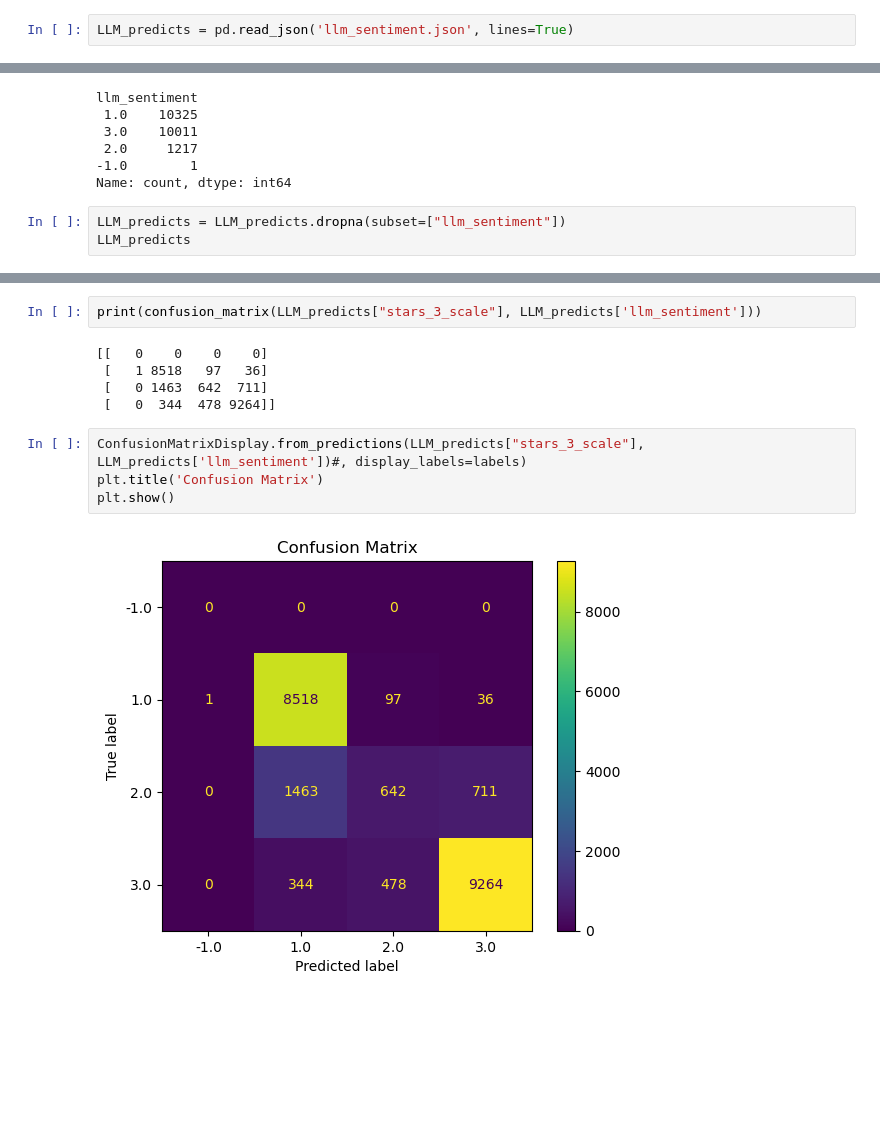
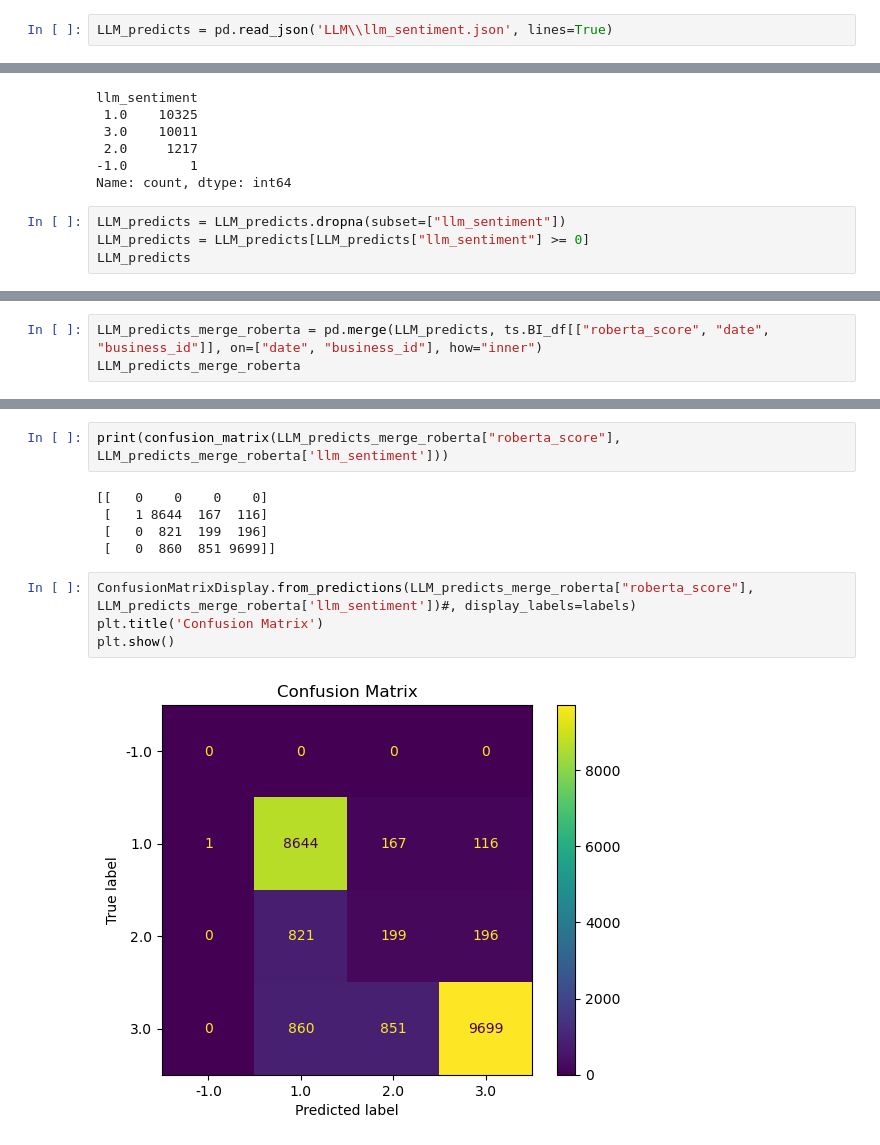
Before and after one commit to gunjii99/Project_Sentiment, a Jupyter notebook: LLM/LLM_accuracy.ipynb, the cells around one changed output, grey strips where cells are left out. Saved outputs shown, nothing was run; the diff lists cells and outputs as text; blank space fills up the shorter version.

```diff
--- a/LLM/LLM_accuracy.ipynb
+++ b/LLM/LLM_accuracy.ipynb
@@ -10,5 +19,5 @@ from sklearn.metrics import ConfusionMatrixDisplay
 # %%
-LLM_predicts = pd.read_json('llm_sentiment.json', lines=True)
+LLM_predicts = pd.read_json('LLM\\llm_sentiment.json', lines=True)
 # %%
 LLM_predicts.iloc[77]
 # %% [output]
@@ -35,6 +44,7 @@ llm_sentiment
 Name: count, dtype: int64
 # %%
 LLM_predicts = LLM_predicts.dropna(subset=["llm_sentiment"])
+LLM_predicts = LLM_predicts[LLM_predicts["llm_sentiment"] >= 0]
 LLM_predicts
 # %% [output]
 |  | business_id | text | city | date | stars_3_scale | address | llm_sentiment |
@@ -52,0 +63,3 @@ LLM_predicts
+# %%
+LLM_predicts_merge_roberta = pd.merge(LLM_predicts, ts.BI_df[["roberta_score", "date", "business_id"]], on=["date", "business_id"], how="inner")
+LLM_predicts_merge_roberta
@@ -66,13 +95,13 @@ weighted avg       0.83      0.85      0.83     21554
 # %%
-print(confusion_matrix(LLM_predicts["stars_3_scale"], LLM_predicts['llm_sentiment']))
+print(confusion_matrix(LLM_predicts_merge_roberta["roberta_score"], LLM_predicts_merge_roberta['llm_sentiment']))
 # %% [output]
 [[   0    0    0    0]
- [   1 8518   97   36]
- [   0 1463  642  711]
- [   0  344  478 9264]]
+ [   1 8644  167  116]
+ [   0  821  199  196]
+ [   0  860  851 9699]]
 # %%
-ConfusionMatrixDisplay.from_predictions(LLM_predicts["stars_3_scale"], LLM_predicts['llm_sentiment'])#, display_labels=labels)
+ConfusionMatrixDisplay.from_predictions(LLM_predicts_merge_roberta["roberta_score"], LLM_predicts_merge_roberta['llm_sentiment'])#, display_labels=labels)
 plt.title('Confusion Matrix')
 plt.show()
 # %% [output]
-[figure, old version]
+[figure, new version]
```
Also changed, not shown: parts of 5 cells of this notebook, 4 other files.
